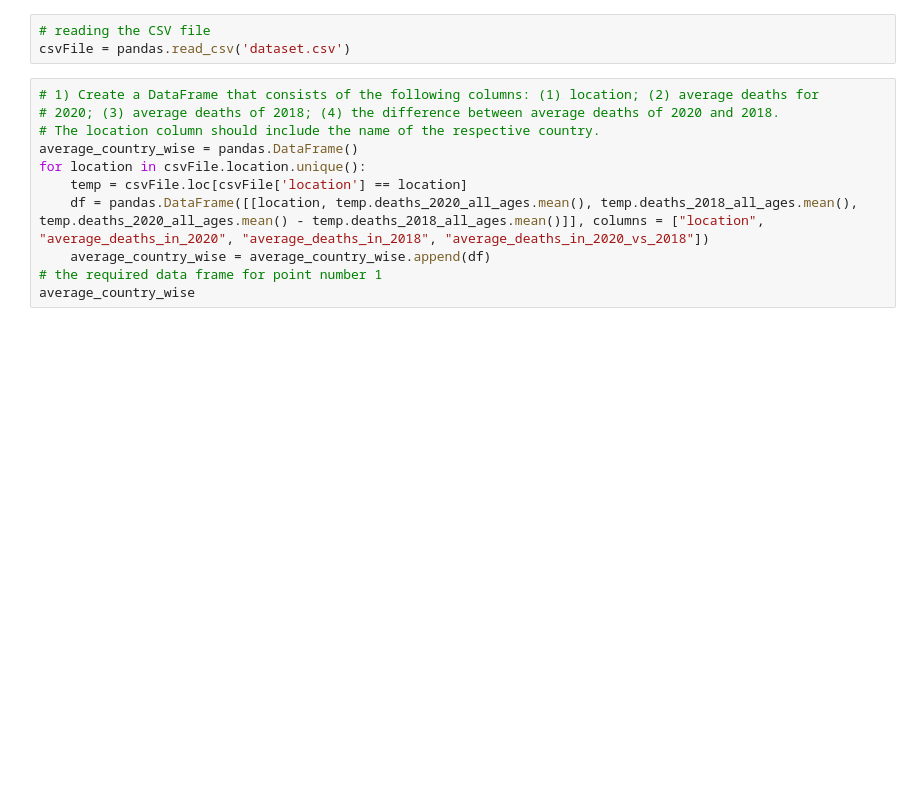
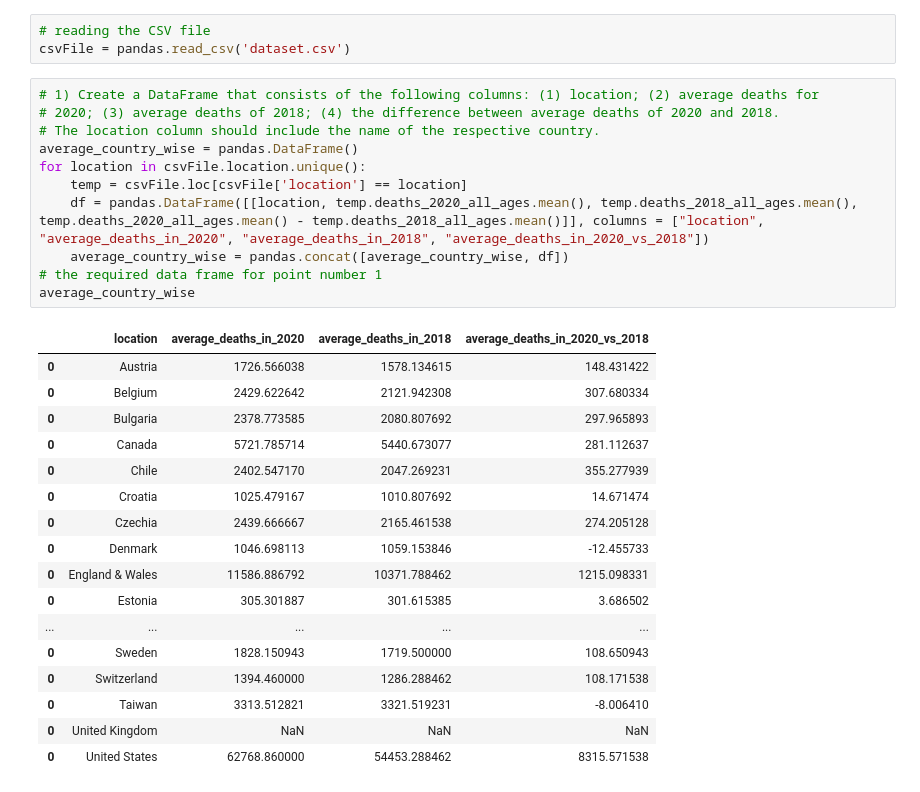
Before and after one commit to internetseekho/python-abubakar-project, a Jupyter notebook: SET11121 002.ipynb, the cells around one changed output. Cells and saved outputs as stored; diff of their text form; blank space fills up the shorter version.

```diff
--- a/SET11121 002.ipynb
+++ b/SET11121 002.ipynb
@@ -6,14 +6,32 @@ csvFile = pandas.read_csv('dataset.csv')
 # %%
 # 1) Create a DataFrame that consists of the following columns: (1) location; (2) average deaths for
 # 2020; (3) average deaths of 2018; (4) the difference between average deaths of 2020 and 2018.
 # The location column should include the name of the respective country.
 average_country_wise = pandas.DataFrame()
 for location in csvFile.location.unique():
     temp = csvFile.loc[csvFile['location'] == location]
     df = pandas.DataFrame([[location, temp.deaths_2020_all_ages.mean(), temp.deaths_2018_all_ages.mean(), temp.deaths_2020_all_ages.mean() - temp.deaths_2018_all_ages.mean()]], columns = ["location", "average_deaths_in_2020", "average_deaths_in_2018", "average_deaths_in_2020_vs_2018"])
-    average_country_wise = average_country_wise.append(df)
+    average_country_wise = pandas.concat([average_country_wise, df])
 # the required data frame for point number 1
 average_country_wise
+# %% [output]
+|  | location | average_deaths_in_2020 | average_deaths_in_2018 | average_deaths_in_2020_vs_2018 |
+| 0 | Austria | 1726.566038 | 1578.134615 | 148.431422 |
+| 0 | Belgium | 2429.622642 | 2121.942308 | 307.680334 |
+| 0 | Bulgaria | 2378.773585 | 2080.807692 | 297.965893 |
+| 0 | Canada | 5721.785714 | 5440.673077 | 281.112637 |
+| 0 | Chile | 2402.547170 | 2047.269231 | 355.277939 |
+| 0 | Croatia | 1025.479167 | 1010.807692 | 14.671474 |
+| 0 | Czechia | 2439.666667 | 2165.461538 | 274.205128 |
+| 0 | Denmark | 1046.698113 | 1059.153846 | -12.455733 |
+| 0 | England & Wales | 11586.886792 | 10371.788462 | 1215.098331 |
+| 0 | Estonia | 305.301887 | 301.615385 | 3.686502 |
+| ... | ... | ... | ... | ... |
+| 0 | Sweden | 1828.150943 | 1719.500000 | 108.650943 |
+| 0 | Switzerland | 1394.460000 | 1286.288462 | 108.171538 |
+| 0 | Taiwan | 3313.512821 | 3321.519231 | -8.006410 |
+| 0 | United Kingdom | NaN | NaN | NaN |
+| 0 | United States | 62768.860000 | 54453.288462 | 8315.571538 |
 # %%
 # 2) For every country/location, find the top-5 weeks with the lowest number of excess deaths
 # (Excess deaths are defined as the difference between the deaths that occurred in a specific week
```
Also changed, not shown: parts of 4 cells of this notebook, 1 other file.
